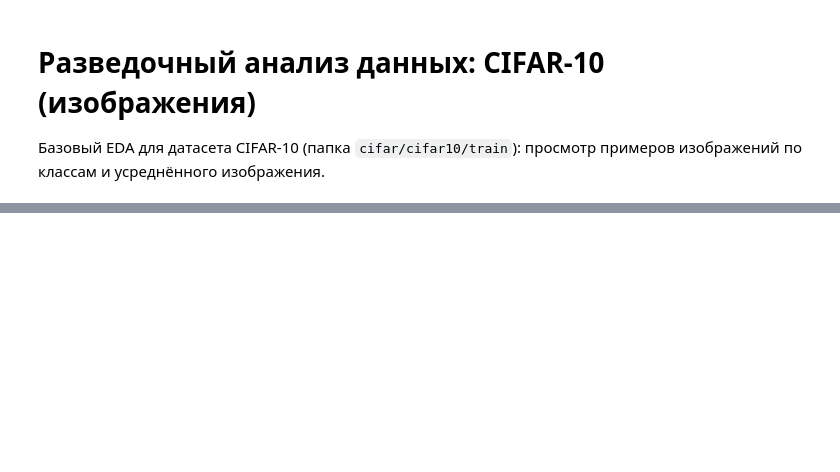
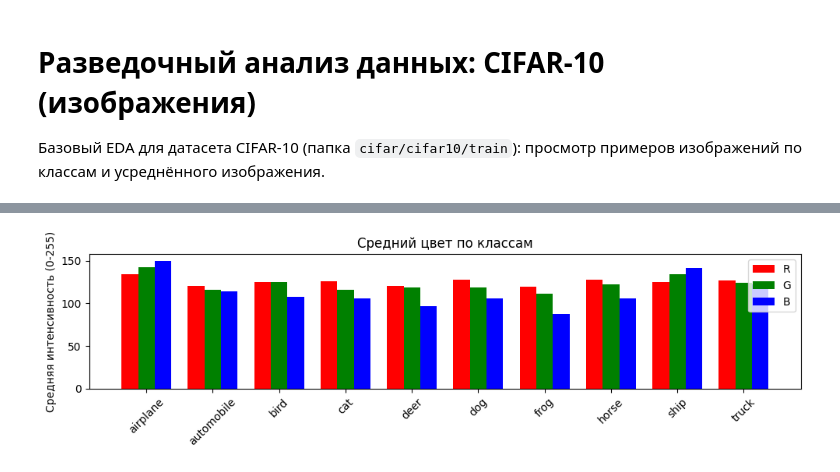
Before and after one commit to Tetif/diploma, a Jupyter notebook: notebooks/eda_cifar10.ipynb, the cells around one changed output, grey strips where cells are left out. Cells and saved outputs as stored; diff of their text form; code cells hidden in the pictures; blank space fills up the shorter version.

```diff
--- a/notebooks/eda_cifar10.ipynb
+++ b/notebooks/eda_cifar10.ipynb
@@ -65,0 +103,24 @@ if len(train_images) > 0:
+# %%
+# --------------------------------------------------------------------------------
+# 4. Средний цвет (R, G, B) каждого класса
+# --------------------------------------------------------------------------------
+mean_colors = np.zeros((10, 3))  # R, G, B
+for i in range(10):
+    class_pixels = train_images[train_labels == i].reshape(-1, 3)
+    mean_colors[i] = class_pixels.mean(axis=0)
+
+fig, ax = plt.subplots(figsize=(10, 3))
+x = np.arange(10)
+width = 0.25
+ax.bar(x - width, mean_colors[:, 0], width, color='red', label='R')
+ax.bar(x, mean_colors[:, 1], width, color='green', label='G')
+ax.bar(x + width, mean_colors[:, 2], width, color='blue', label='B')
+ax.set_xticks(x)
+ax.set_xticklabels(class_names, rotation=45)
+ax.set_ylabel("Средняя интенсивность (0-255)")
+ax.set_title("Средний цвет по классам")
+ax.legend()
+plt.tight_layout()
+plt.show()
+# %% [output]
+[figure, added]
```
Also changed, not shown: parts of 7 cells of this notebook, 1 other file.
